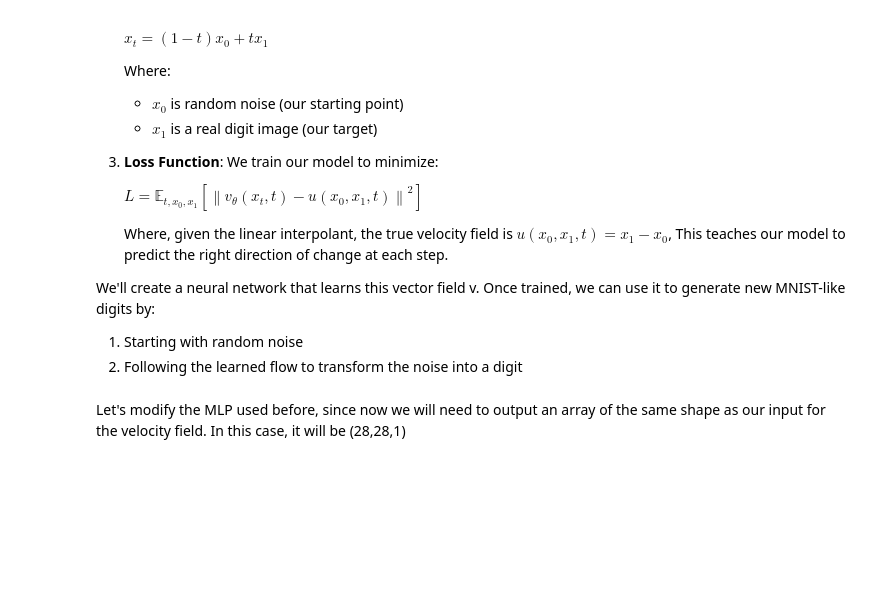
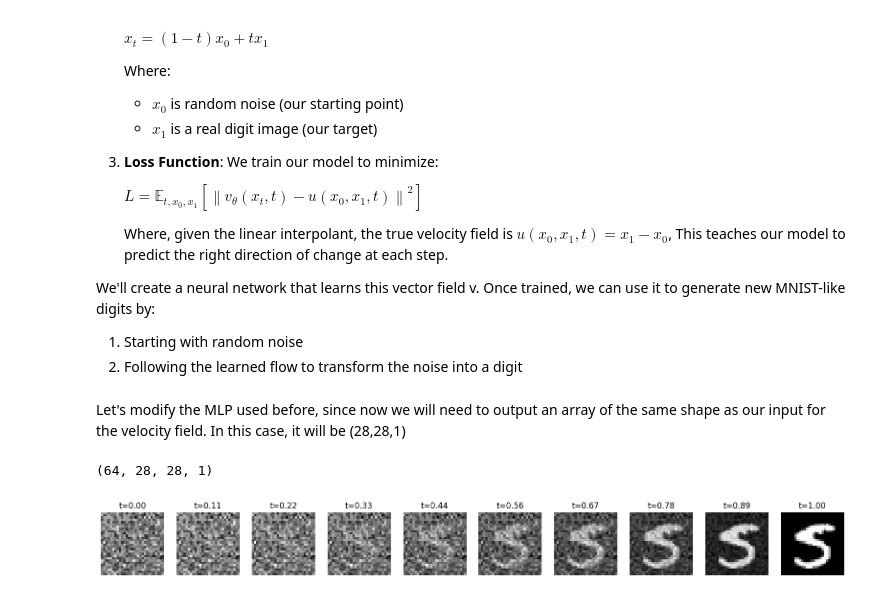
Before and after one commit to florpi/from-zero-to-generative-jax-tutorial, a Jupyter notebook: 2-generative.ipynb, the cells around one changed output. Drawn from its saved outputs; the diff is of its cells as text; code cells hidden in the pictures; blank space fills up the shorter version.

```diff
--- a/2-generative.ipynb
+++ b/2-generative.ipynb
@@ -133,8 +137,10 @@ velocity_model = VelocityModel(
 key = jax.random.PRNGKey(0)
 out, params = velocity_model.init_with_output(
     key,
-    jnp.array(x_batch),
+    jnp.ones((batch_size,28,28,1)),
     jnp.array([0.1]*batch_size),
 )
-print(out.shape, x_batch.shape)
+print(out.shape)
+# %% [output]
+(64, 28, 28, 1)
 # %%
@@ -160,17 +167,24 @@ def sample_xt(x0, x1, t):
 # %%
 # TODO: Let's plot the trajectories
 # Plot trajectories
+import matplotlib.pyplot as plt
+
+x_batch, y_batch = next(train_loader)
+x_batch = jnp.array(x_batch)
+
 t = jnp.linspace(0, 1, 10)
 
-x0 = jax.random.normal(key, images[0].shape)
-x1 = images[3]
+x0 = jax.random.normal(key, x_batch[0].shape)
+x1 = x_batch[3]
 xt = jnp.stack([sample_xt(x0, x1, t_) for t_ in t])
 
 fig, axs = plt.subplots(1, 10, figsize=(20, 2))
 for i, ax in enumerate(axs):
     ax.imshow(xt[i][:,:,0], cmap='gray')
     ax.axis('off')
     ax.set_title(f't={t[i]:.2f}')
+# %% [output]
+[figure, added]
 # %%
 #TODO: Write loss function
 # Now let's compute the loss function
```
Also changed, not shown: parts of 5 cells of this notebook.
